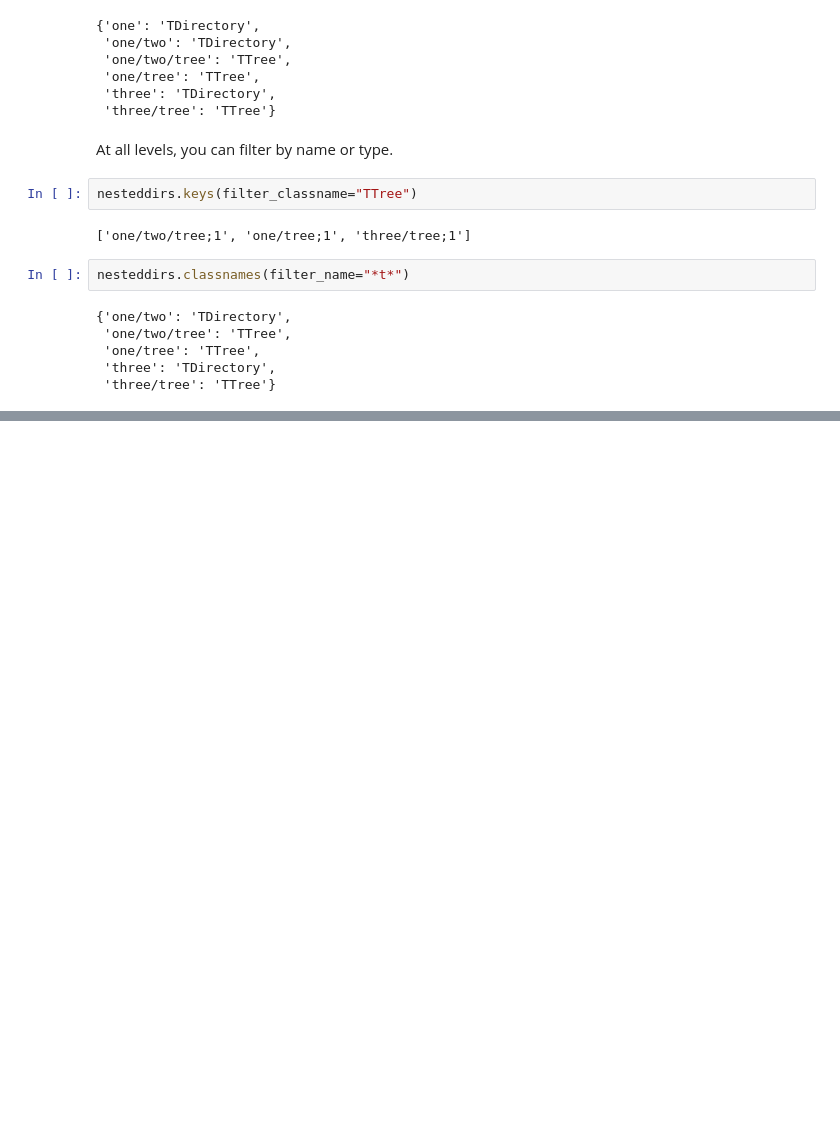
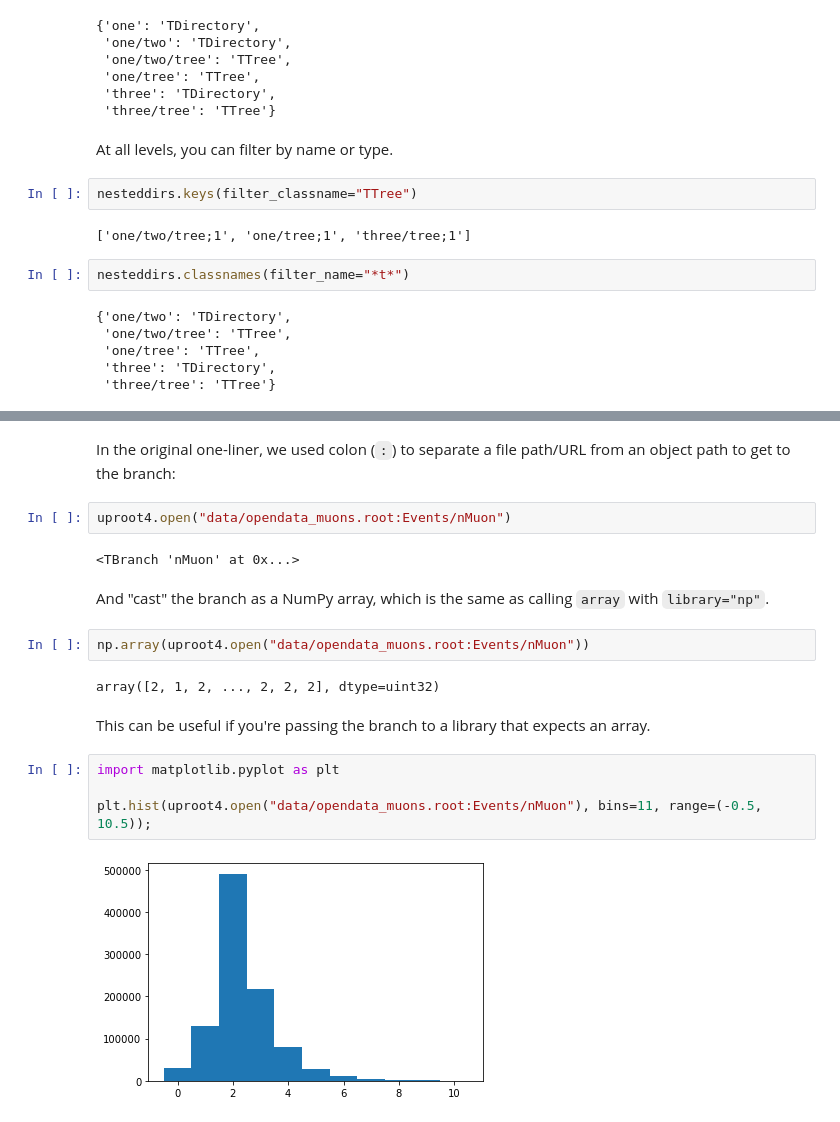
Before and after one commit to jpivarski-talks/2020-07-13-pyhep2020-tutorial, a Jupyter notebook: tutorial.ipynb, the cells around one changed output, grey strips where cells are left out. Cells and saved outputs as stored; diff of their text form; blank space fills up the shorter version.

```diff
--- a/tutorial.ipynb
+++ b/tutorial.ipynb
@@ -212,0 +417,20 @@ nesteddirs.classnames(filter_name="*t*")
+# %% [markdown]
+In the original one-liner, we used colon (`:`) to separate a file path/URL from an object path to get to the branch:
+# %%
+uproot4.open("data/opendata_muons.root:Events/nMuon")
+# %% [output]
+<TBranch 'nMuon' at 0x...>
+# %% [markdown]
+And "cast" the branch as a NumPy array, which is the same as calling `array` with `library="np"`.
+# %%
+np.array(uproot4.open("data/opendata_muons.root:Events/nMuon"))
+# %% [output]
+array([2, 1, 2, ..., 2, 2, 2], dtype=uint32)
+# %% [markdown]
+This can be useful if you're passing the branch to a library that expects an array.
+# %%
+import matplotlib.pyplot as plt
+
+plt.hist(uproot4.open("data/opendata_muons.root:Events/nMuon"), bins=11, range=(-0.5, 10.5));
+# %% [output]
+[figure, added]
```
Also changed, not shown: parts of 26 cells of this notebook, 2 other files.
